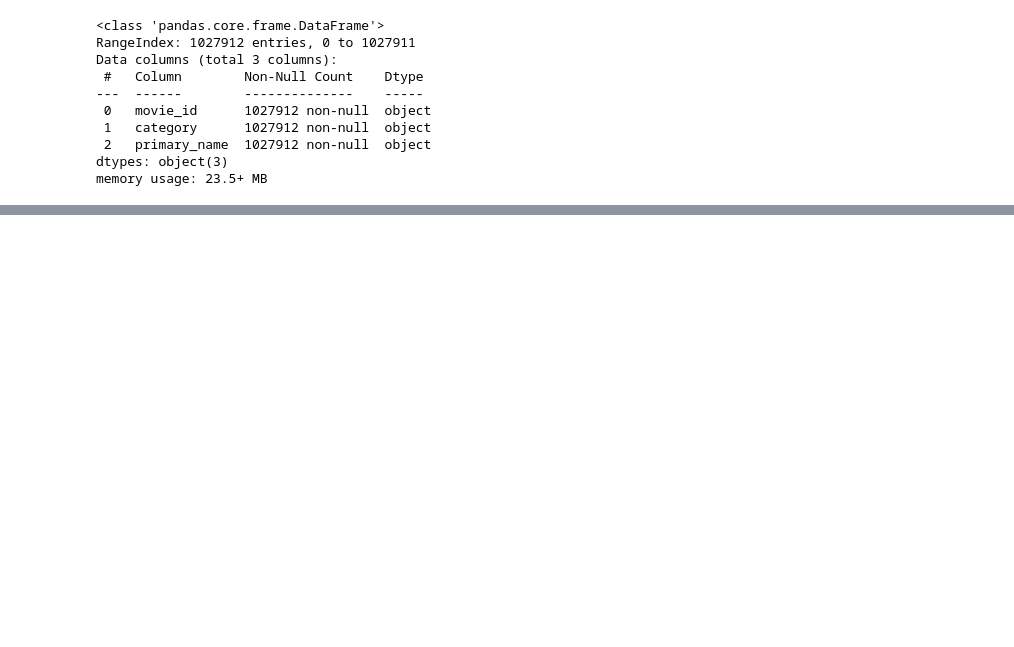
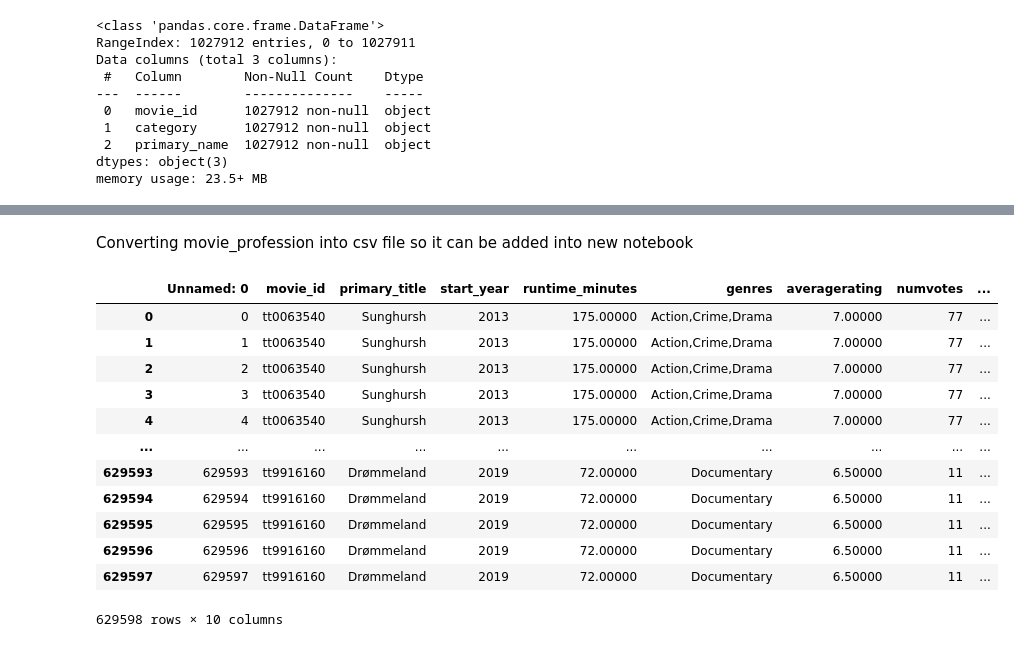
Before and after one commit to learn-co-curriculum/dsc-phase-1-project-v2-4, a Jupyter notebook: Master_DataFrame.ipynb, the cells around one changed output, grey strips where cells are left out. Cells and saved outputs as stored; diff of their text form; code cells hidden in the pictures; blank space fills up the shorter version.

Commit message:
Master DataFrame

```diff
--- a/Master_DataFrame.ipynb
+++ b/Master_DataFrame.ipynb
@@ -550,0 +580,2 @@ profession_joined = profession_joined[(profession_joined['category'] == 'actor')
+# %% [markdown]
+Converting movie_profession into csv file so it can be added into new notebook
@@ -550,0 +584,18 @@ profession_joined = profession_joined[(profession_joined['category'] == 'actor')
+# %%
+master_df = pd.read_csv("Data/movie_profession.csv")
+# %%
+master_df
+# %% [output]
+|  | Unnamed: 0 | movie_id | primary_title | start_year | runtime_minutes | genres | averagerating | numvotes | ... |
+| 0 | 0 | tt0063540 | Sunghursh | 2013 | 175.00000 | Action,Crime,Drama | 7.00000 | 77 | ... |
+| 1 | 1 | tt0063540 | Sunghursh | 2013 | 175.00000 | Action,Crime,Drama | 7.00000 | 77 | ... |
+| 2 | 2 | tt0063540 | Sunghursh | 2013 | 175.00000 | Action,Crime,Drama | 7.00000 | 77 | ... |
+| 3 | 3 | tt0063540 | Sunghursh | 2013 | 175.00000 | Action,Crime,Drama | 7.00000 | 77 | ... |
+| 4 | 4 | tt0063540 | Sunghursh | 2013 | 175.00000 | Action,Crime,Drama | 7.00000 | 77 | ... |
+| ... | ... | ... | ... | ... | ... | ... | ... | ... | ... |
+| 629593 | 629593 | tt9916160 | Drømmeland | 2019 | 72.00000 | Documentary | 6.50000 | 11 | ... |
+| 629594 | 629594 | tt9916160 | Drømmeland | 2019 | 72.00000 | Documentary | 6.50000 | 11 | ... |
+| 629595 | 629595 | tt9916160 | Drømmeland | 2019 | 72.00000 | Documentary | 6.50000 | 11 | ... |
+| 629596 | 629596 | tt9916160 | Drømmeland | 2019 | 72.00000 | Documentary | 6.50000 | 11 | ... |
+| 629597 | 629597 | tt9916160 | Drømmeland | 2019 | 72.00000 | Documentary | 6.50000 | 11 | ... |
+629598 rows × 10 columns
```
Also changed, not shown: parts of 20 cells of this notebook, 1 other file.
